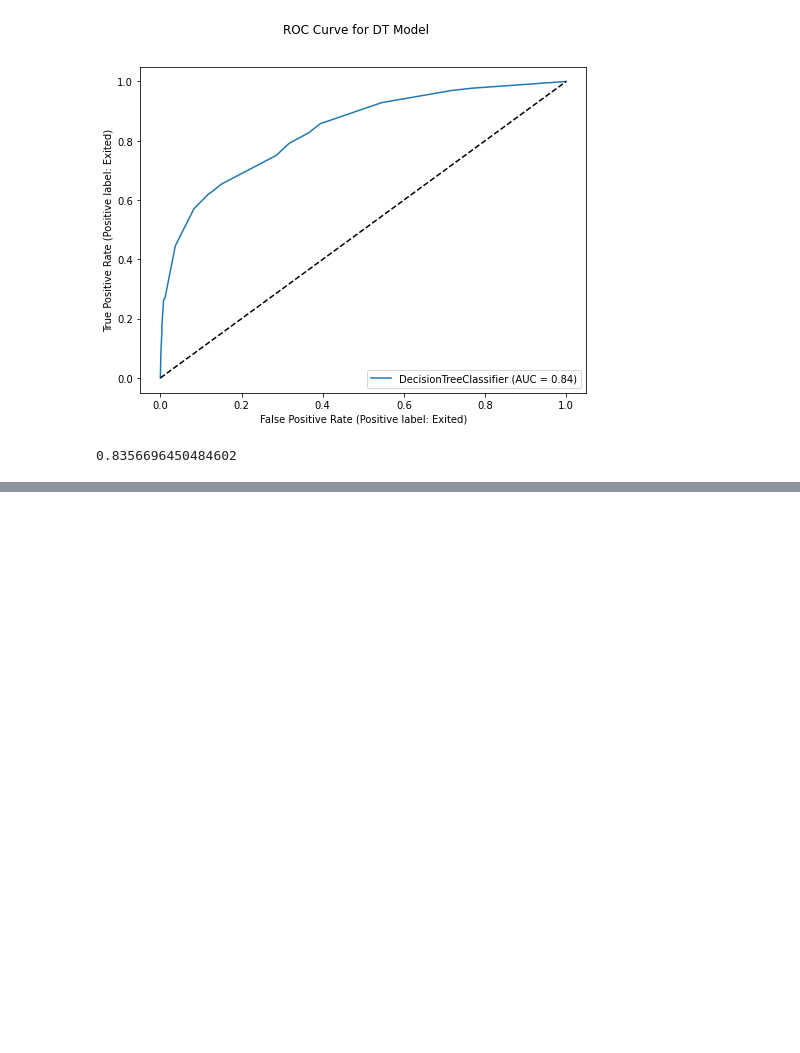
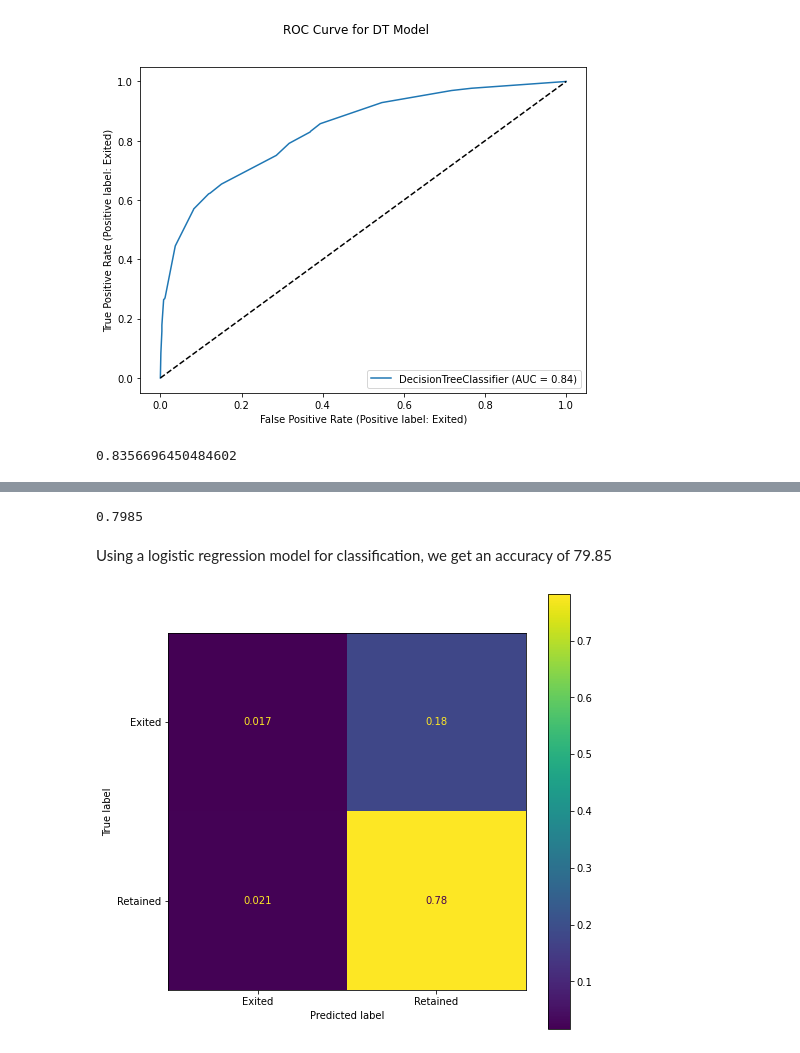
Before and after one commit to KaranGod/Churn-for-Bank-Customers, a Jupyter notebook: Churn.ipynb, the cells around one changed output, grey strips where cells are left out. Saved outputs shown, nothing was run; the diff lists cells and outputs as text; code cells hidden in the pictures; blank space fills up the shorter version.

```diff
--- a/Churn.ipynb
+++ b/Churn.ipynb
@@ -452,0 +477,4 @@ roc_auc_score(y_test, y_pred_prob[:, 1])
+# %%
+lr_model = LogisticRegression(solver='liblinear', random_state=0)
+# %%
+lr_model.fit(X_train, y_train)
@@ -452,0 +506,14 @@ roc_auc_score(y_test, y_pred_prob[:, 1])
+# %%
+y_pred_logit = lr_model.predict(X_test)
+# %%
+lr_model.score(X_test, y_test)
+# %% [output]
+0.7985
+# %% [markdown]
+Using a logistic regression model for classification, we get an accuracy of 79.85
+# %%
+fig, ax = plt.subplots(figsize=(8, 8))
+ConfusionMatrixDisplay.from_predictions(y_test, y_pred_logit, normalize='all', ax=ax)   #The confusion matrix
+plt.show()
+# %% [output]
+[figure, added]
```
Also changed, not shown: parts of 62 cells of this notebook.
